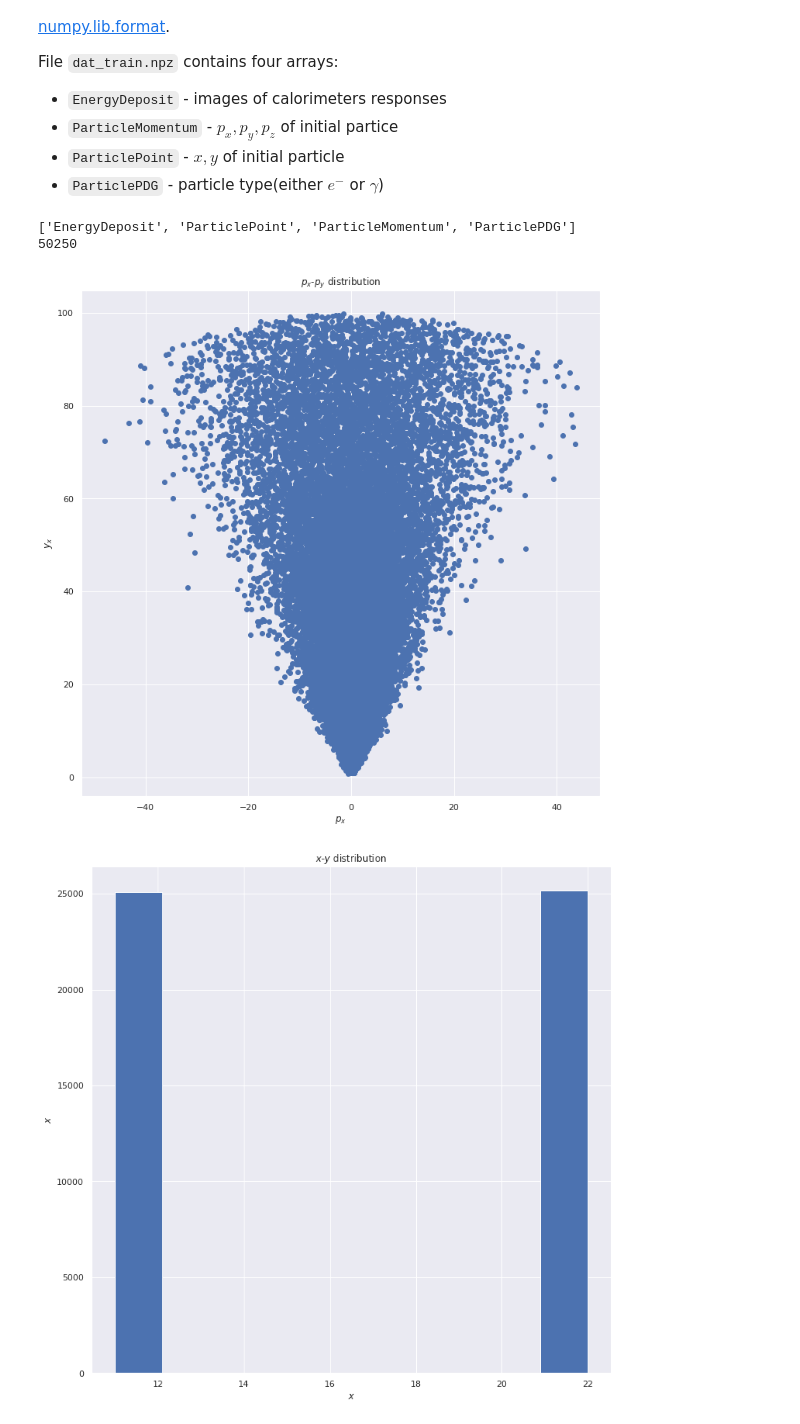
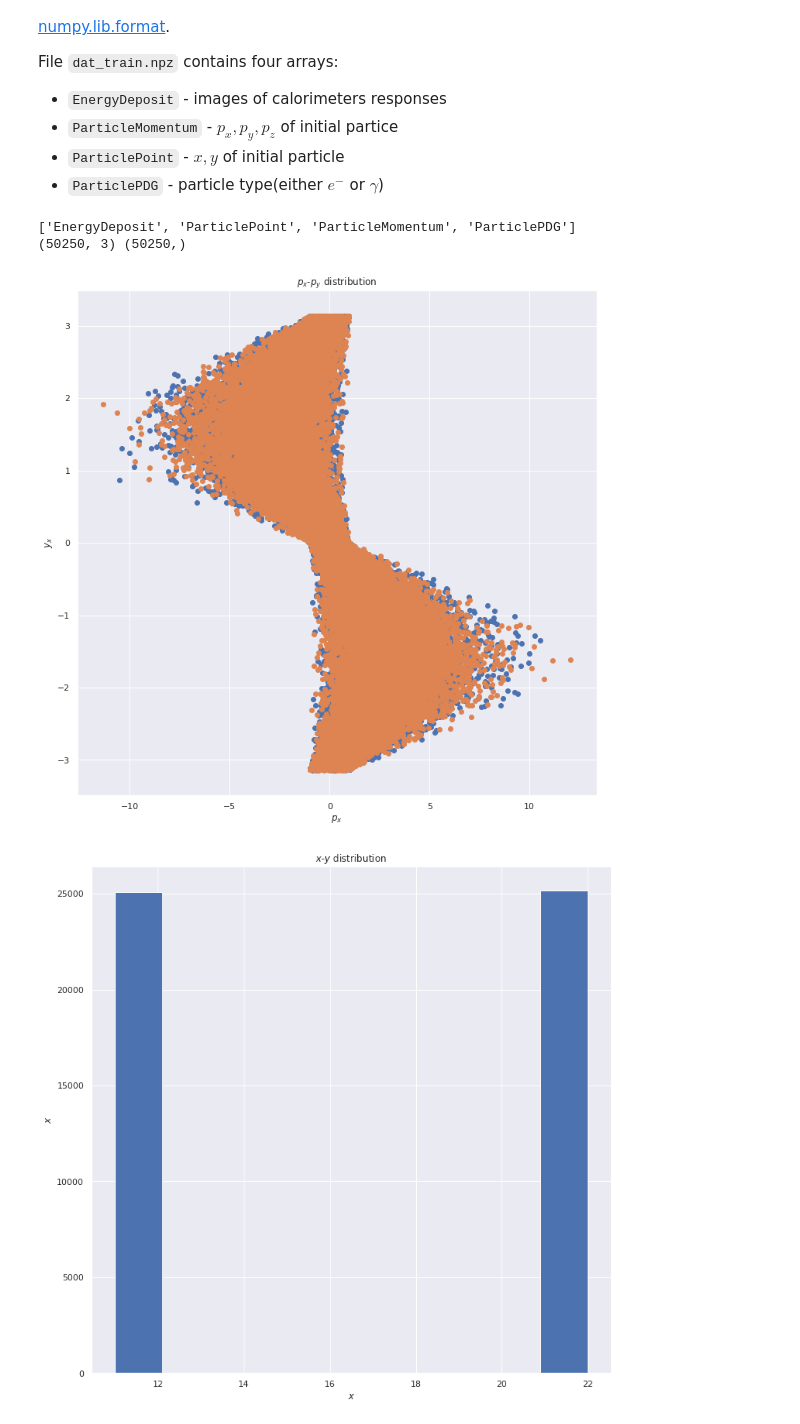
Before and after one commit to satoruk-icepp/mlhep_phase1, a Jupyter notebook: analysis/my_lhcb_calo_regression.ipynb, the cells around one changed output. Cells and saved outputs as stored; diff of their text form; code cells hidden in the pictures.

```diff
--- a/analysis/my_lhcb_calo_regression.ipynb
+++ b/analysis/my_lhcb_calo_regression.ipynb
@@ -41,43 +38,56 @@ File `dat_train.npz` contains four arrays:
   * `ParticleMomentum` - $p_x, p_y, p_z$ of initial partice
   * `ParticlePoint` - $x, y$ of initial particle
   * `ParticlePDG` - particle type(either $e^-$ or $\gamma$)
-# %%
-# open train dataset
-data_real = np.load('/gdrive/My Drive/mlhep2019/data_train.npz', allow_pickle=True)
-# data_real
-# print(data_real['EnergyDeposit'])
-print(list(data_real.keys()))
-
-# [data_size, 900]
-EnergyDeposit = data_real['EnergyDeposit']
-print(len(EnergyDeposit))
-# reshaping it as [data_size, channels, img_size_x, img_size_y]
-# channels are needed for pytorch conv2d-layers
-EnergyDeposit = EnergyDeposit.reshape(-1, 1, 30, 30)
-
-# [data_size, 3]
-ParticleMomentum = data_real['ParticleMomentum']
-
-# [data_size, 2]
-ParticlePoint = data_real['ParticlePoint']
-
-# [data_size, 1]
-ParticlePDG = data_real['ParticlePDG']
-# %% [output]
-['EnergyDeposit', 'ParticlePoint', 'ParticleMomentum', 'ParticlePDG']
-50250
+# %%
+# open train dataset
+data_real = np.load('/gdrive/My Drive/mlhep2019/data_train.npz', allow_pickle=True)
+print(list(data_real.keys()))
+
+EnergyDeposit    = data_real['EnergyDeposit']
+ParticleMomentum = data_real['ParticleMomentum']
+ParticlePoint    = data_real['ParticlePoint']
+ParticlePDG      = data_real['ParticlePDG']
+print(ParticlePoint.shape,ParticlePDG.shape)
+ParticlePDG      = ParticlePDG.reshape([-1,1])
+# print(ParticlePDG)
+EnergyDeposit    = EnergyDeposit.reshape([-1,900])
+dfene = pd.DataFrame(data = EnergyDeposit)
+dfmom = pd.DataFrame(data = ParticleMomentum,columns=['px','py','pz'])
+# print(dfmom)
+dfpos = pd.DataFrame(data = ParticlePoint,columns=['x','y','z'])
+# print(dfpos)
+dfpar = pd.DataFrame(data = ParticlePDG,columns={'type'})
+# df=dfmom+dfpos
+# print(df_concat2)
+
+# [data_size, 1]
+
+df          = pd.concat([dfene,dfmom, dfpos,dfpar], axis=1)
+df_gamma    = df[df.type==22]
+df_eminus   = df[df.type==11]
+# print(df['z'])
+
+EnergyDeposit = EnergyDeposit.reshape([-1,1, 30, 30])
+# plt.hist2d(df_gamma['px'],df_gamma['py'])
+# %% [output]
+['EnergyDeposit', 'ParticlePoint', 'ParticleMomentum', 'ParticlePDG']
+(50250, 3) (50250,)
 # %%
 plt.figure(figsize=(12, 12))
 plt.title('$p_x$-$p_y$ distribution')
-x=[]
-y=[]
-plt.scatter(ParticleMomentum[:, 1], ParticleMomentum[:, 2]);
+# x=[]
+# y=[]
+# plt.scatter(ParticleMomentum[:, 1], ParticleMomentum[:, 0]);
+# plt.scatter(df_gamma["y"],df_gamma["x"]);
+# plt.scatter(df_eminus['y'],df_eminus["py"]**2+df_eminus["px"]**2);
+plt.scatter(df_eminus['y'],np.arctan2(df_eminus["py"],df_eminus["px"]));
+plt.scatter(df_gamma['y'],np.arctan2(df_gamma["py"],df_gamma["px"]));
 # plt.hist2d(ParticleMomentum[:, 1], ParticlePoint[:, 1],bins=[100,100]);
 plt.xlabel('$p_x$')
 plt.ylabel('$y_x$')
 plt.show()
 # %% [output]
-[figure, old version]
+[figure, new version]
 # %%
 plt.figure(figsize=(12, 12))
 plt.title('$x$-$y$ distribution')
```
Also changed, not shown: parts of 15 cells of this notebook.
